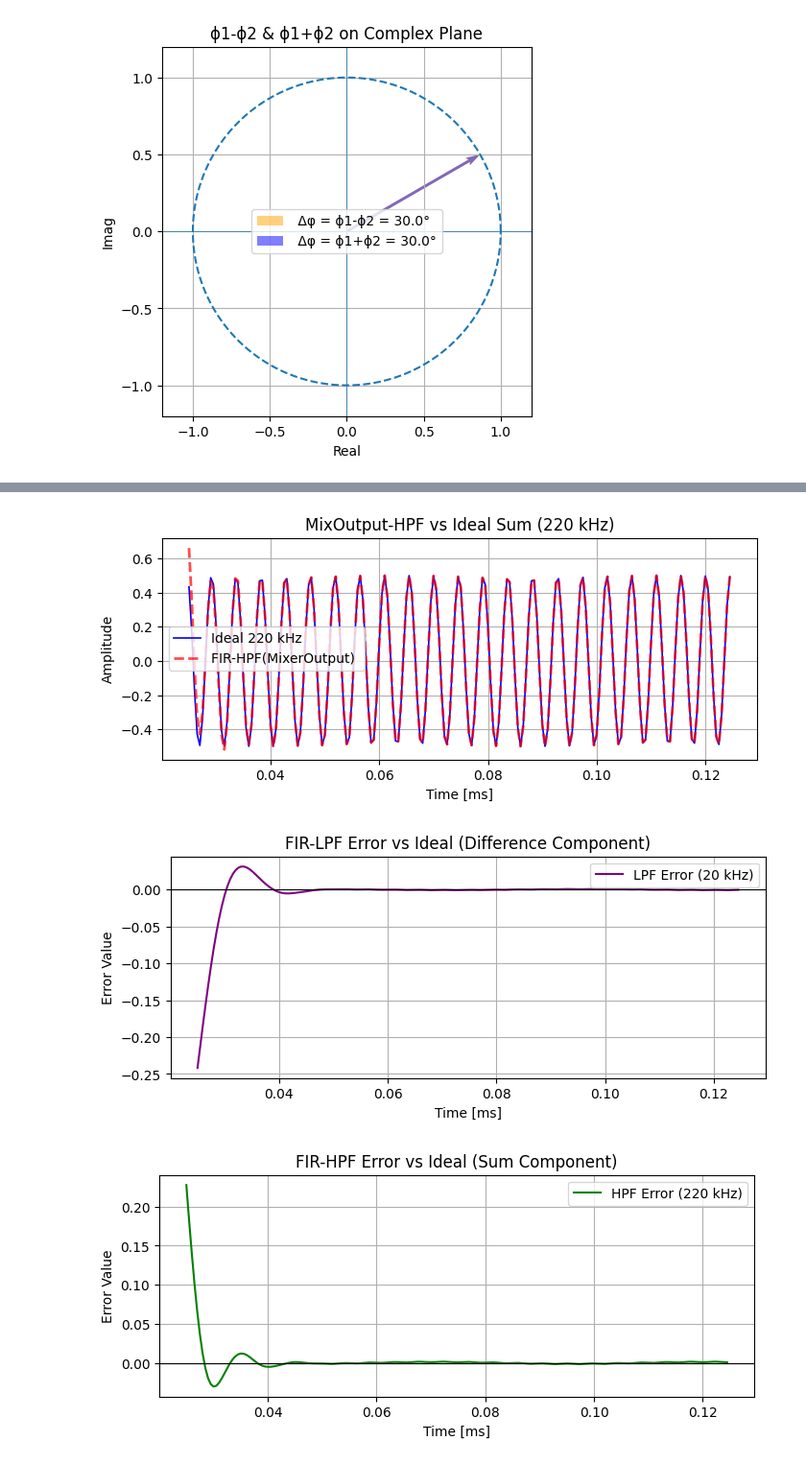
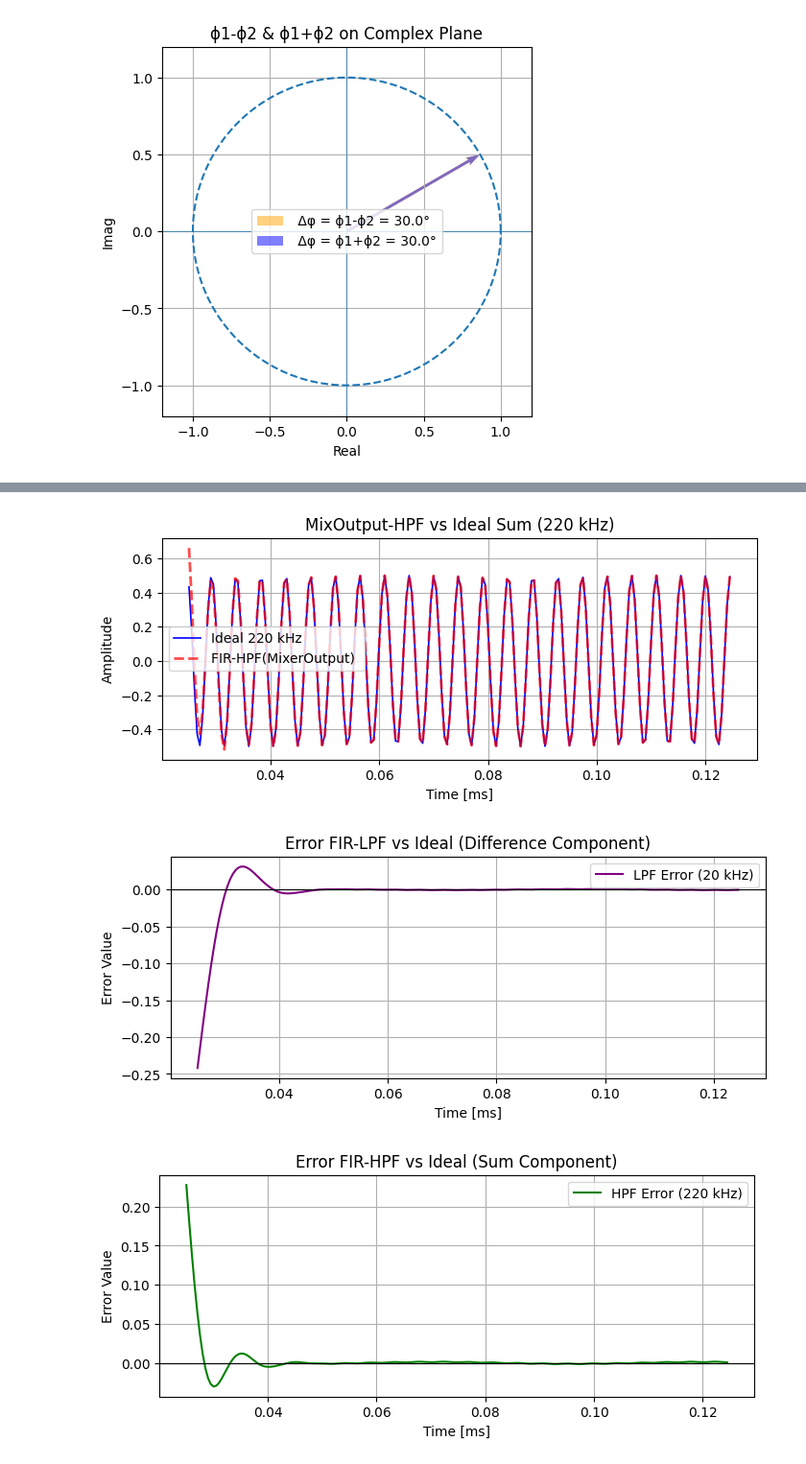
Before and after one commit to JeonghunLee/phy_simulation, a Jupyter notebook: notebooks/mixer_compare.ipynb, the cells around one changed output, grey strips where cells are left out. Shown at 96% size. Drawn from its saved outputs; the diff is of its cells as text; code cells hidden in the pictures.

```diff
--- a/notebooks/mixer_compare.ipynb
+++ b/notebooks/mixer_compare.ipynb
@@ -259,11 +290,6 @@ plt.show()
 # %%
-# ================================
-# 1. FIR LPF/HPF 설계
-# ================================
-num_taps = 101        # FIR 필터 탭 수 (데모용으로 101, 원하면 더 늘려도 됨)
-lpf_cutoff = 60_000   # 60 kHz 까지 통과 (20 kHz는 확실히 통과, 220 kHz는 최대한 억제)
-hpf_cutoff = 100_000  # 100 kHz 이상만 통과 → 220 kHz 성분 통과, 20 kHz는 억제
 
+# 1.1 FIR Filter Design: Window design method
 
 lpf = firwin(num_taps, cutoff=lpf_cutoff, fs=fs)  # 저역 통과 FIR
 hpf = firwin(num_taps, cutoff=hpf_cutoff, fs=fs, pass_zero=False)     # 고역 통과 FIR
@@ -309,34 +335,34 @@ plt.ylabel("Amplitude")
 plt.title("MixOutput-HPF vs Ideal Sum (220 kHz)")
 plt.legend()
 plt.grid(True)
 plt.show()
 
 
 # Real vs Ideal 비교를 위한 오차 계산
 error_lpf = y_lpf_valid - ideal_20k_valid
 error_hpf = y_hpf_valid - ideal_220k_valid
 
 plt.figure()
 plt.plot(t_valid*1000, error_lpf, label="LPF Error (20 kHz)", color="purple")
 plt.axhline(0, color='black', linewidth=0.8)
-plt.title("FIR-LPF Error vs Ideal (Difference Component)")
+plt.title("Error FIR-LPF vs Ideal (Difference Component)")
 plt.xlabel("Time [ms]")
 plt.ylabel("Error Value")
 plt.grid(True)
 plt.legend()
 plt.show()
 
 plt.figure()
 plt.plot(t_valid*1000, error_hpf, label="HPF Error (220 kHz)", color="green")
 plt.axhline(0, color='black', linewidth=0.8)
-plt.title("FIR-HPF Error vs Ideal (Sum Component)")
+plt.title("Error FIR-HPF vs Ideal (Sum Component)")
 plt.xlabel("Time [ms]")
 plt.ylabel("Error Value")
 plt.grid(True)
 plt.legend()
 plt.show()
 # %% [output]
 [figure]
 [figure]
-[figure, old version]
+[figure, new version]
-[figure, old version]
+[figure, new version]
```
Also changed, not shown: parts of 12 cells of this notebook.
